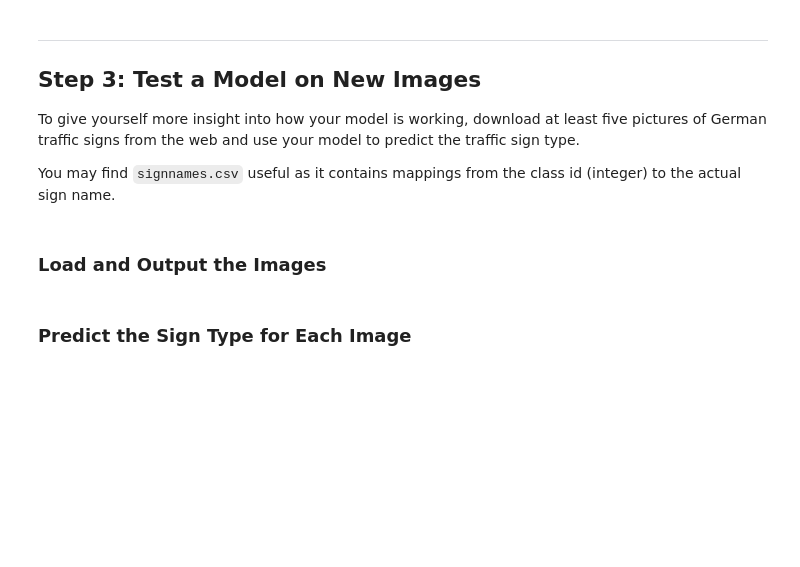
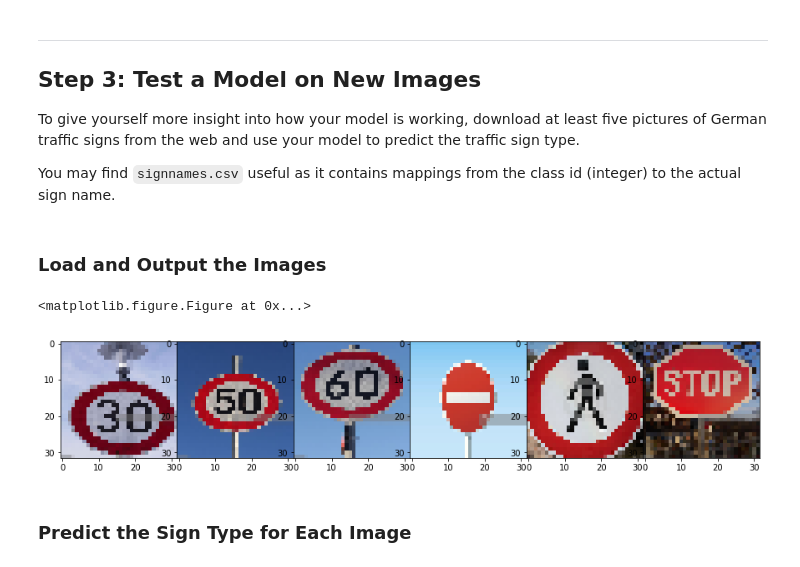
Before and after one commit to eugene123tw/CarND-Traffic-Sign-Classifier-Project, a Jupyter notebook: Traffic_Sign_Classifier.ipynb, the cells around one changed output. Cells and saved outputs as stored; diff of their text form; code cells hidden in the pictures; blank space fills up the shorter version.

```diff
--- a/Traffic_Sign_Classifier.ipynb
+++ b/Traffic_Sign_Classifier.ipynb
@@ -589,2 +507,43 @@ You may find `signnames.csv` useful as it contains mappings from the class id (i
+# %%
+from PIL import Image
+import cv2
+
+# test_image_lists = [
+#     'data/test/30km_1.jpg',
+#     'data/test/50km_2.jpg',
+#     'data/test/60km_3.jpg',
+#     'data/test/No entry_17.jpg',
+#     'data/test/pedestrians_27.jpg',
+#     'data/test/stop_14.jpg',
+# ]
+
+# images = [Image.open(image).convert('RGB') for image in test_image_lists ]
+# save_images = []
+
+# for i in range(len(images)):
+#     save_images.append(cv2.resize( np.asarray(images[i]) , (32, 32), interpolation=cv2.INTER_LINEAR))
+
+# save_images = np.stack(save_images,0)
+
+# file = open('data/test/new_test.pkl', 'wb')
+
+# pickle.dump(save_images, file)
+# file.close()
+
+with open('data/test/new_test.pkl', mode='rb') as f:
+    images = pickle.load(f)
+
+plt.figure()
+fig, sub = plt.subplots(1,6,figsize=(15, 6))
+fig.subplots_adjust(hspace = .02, wspace=.001)
+sub = sub.ravel()
+
+for i in range(len(images)):
+    sub[i].imshow(images[i])
+
+plt.show()
+# %% [output]
+<matplotlib.figure.Figure at 0x...>
+[figure, added]
 # %% [markdown]
 ### Predict the Sign Type for Each Image
```
Also changed, not shown: parts of 18 cells of this notebook, 20 other files.
